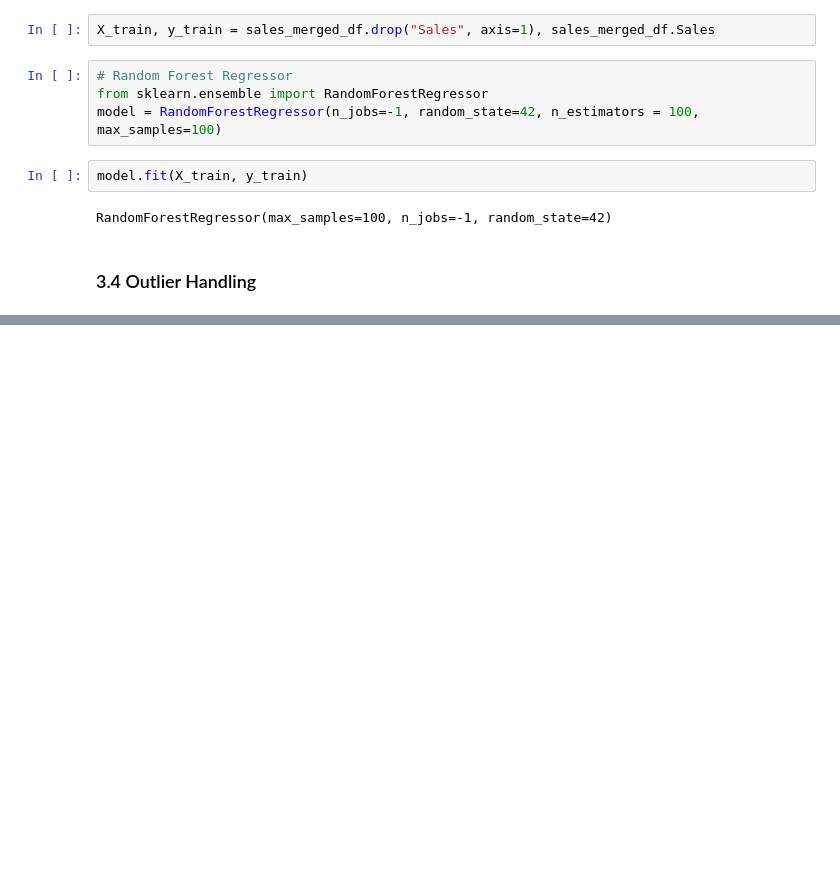
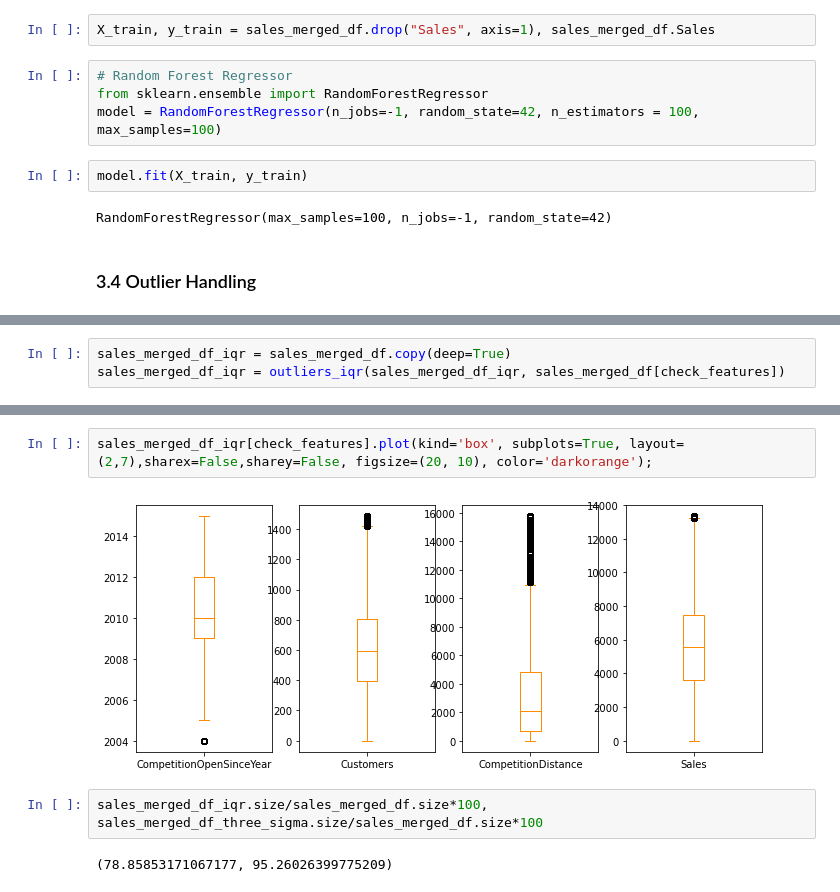
Before and after one commit to mcabanlit/drug-store-chain, a Jupyter notebook: drug-store-sales-prediction.ipynb, the cells around one changed output, grey strips where cells are left out. Drawn from its saved outputs; the diff is of its cells as text; blank space fills up the shorter version.

```diff
--- a/drug-store-sales-prediction.ipynb
+++ b/drug-store-sales-prediction.ipynb
@@ -504,0 +595,3 @@ RandomForestRegressor(max_samples=100, n_jobs=-1, random_state=42)
+# %%
+sales_merged_df_iqr = sales_merged_df.copy(deep=True)
+sales_merged_df_iqr = outliers_iqr(sales_merged_df_iqr, sales_merged_df[check_features])
@@ -504,0 +607,8 @@ RandomForestRegressor(max_samples=100, n_jobs=-1, random_state=42)
+# %%
+sales_merged_df_iqr[check_features].plot(kind='box', subplots=True, layout=(2,7),sharex=False,sharey=False, figsize=(20, 10), color='darkorange');
+# %% [output]
+[figure, added]
+# %%
+sales_merged_df_iqr.size/sales_merged_df.size*100, sales_merged_df_three_sigma.size/sales_merged_df.size*100
+# %% [output]
+(78.85853171067177, 95.26026399775209)
```
Also changed, not shown: parts of 30 cells of this notebook.
